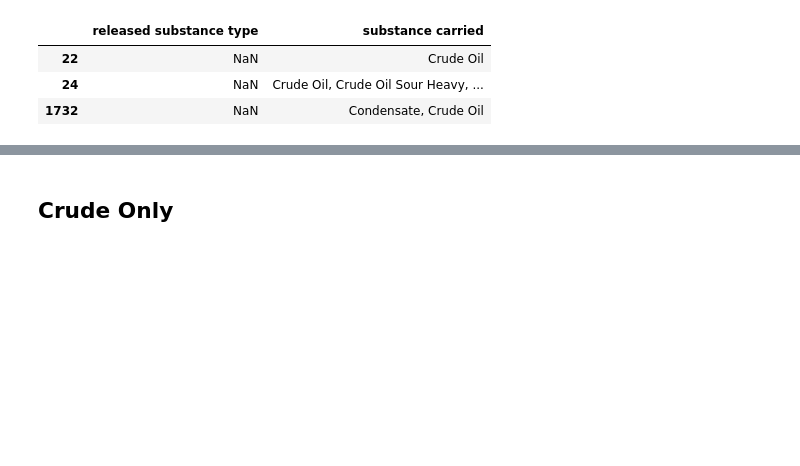
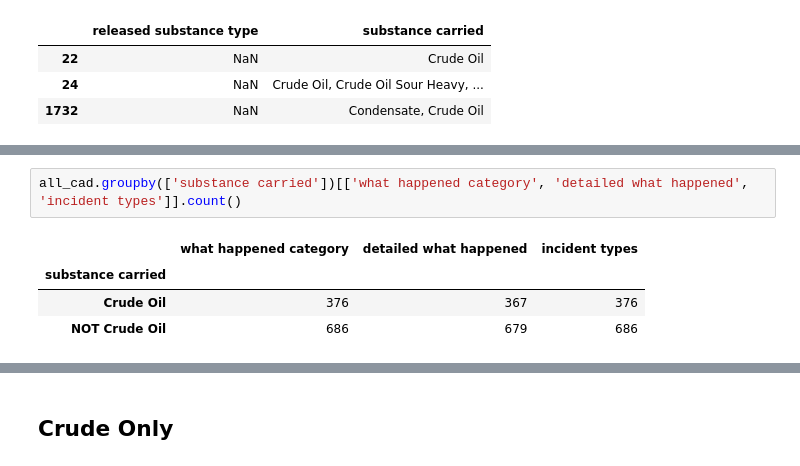
Before and after one commit to cameronmackinnon/crude_oil_accidents, a Jupyter notebook: src/dataset_A.ipynb, the cells around one changed output, grey strips where cells are left out. Cells and saved outputs as stored; diff of their text form; blank space fills up the shorter version.

```diff
--- a/src/dataset_A.ipynb
+++ b/src/dataset_A.ipynb
@@ -469,0 +373,7 @@ if cad_all:
+# %%
+all_cad.groupby(['substance carried'])[['what happened category', 'detailed what happened', 'incident types']].count()
+# %% [output]
+|  | what happened category | detailed what happened | incident types |
+| substance carried |  |  |  |
+| Crude Oil | 376 | 367 | 376 |
+| NOT Crude Oil | 686 | 679 | 686 |
```
Also changed, not shown: parts of 47 cells of this notebook, 2 other files.
